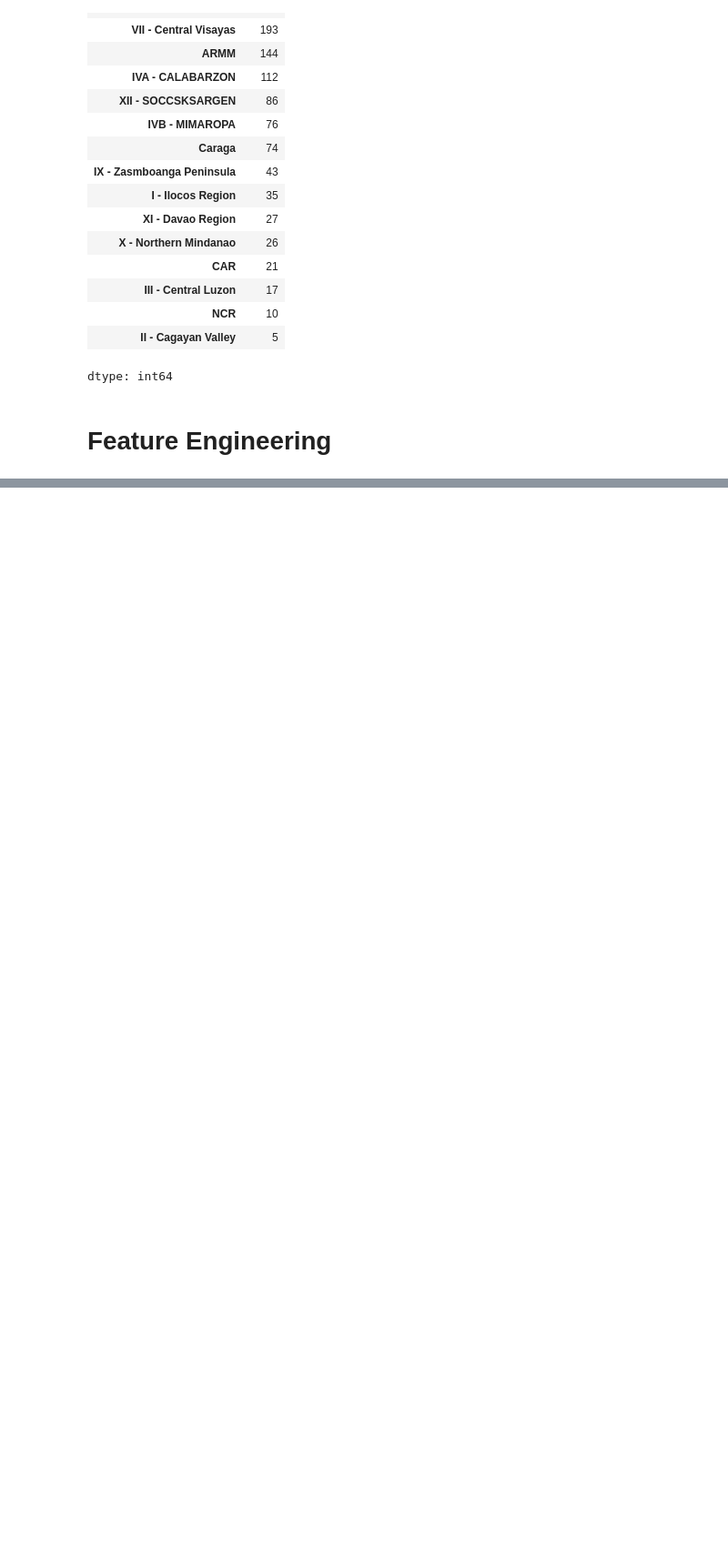
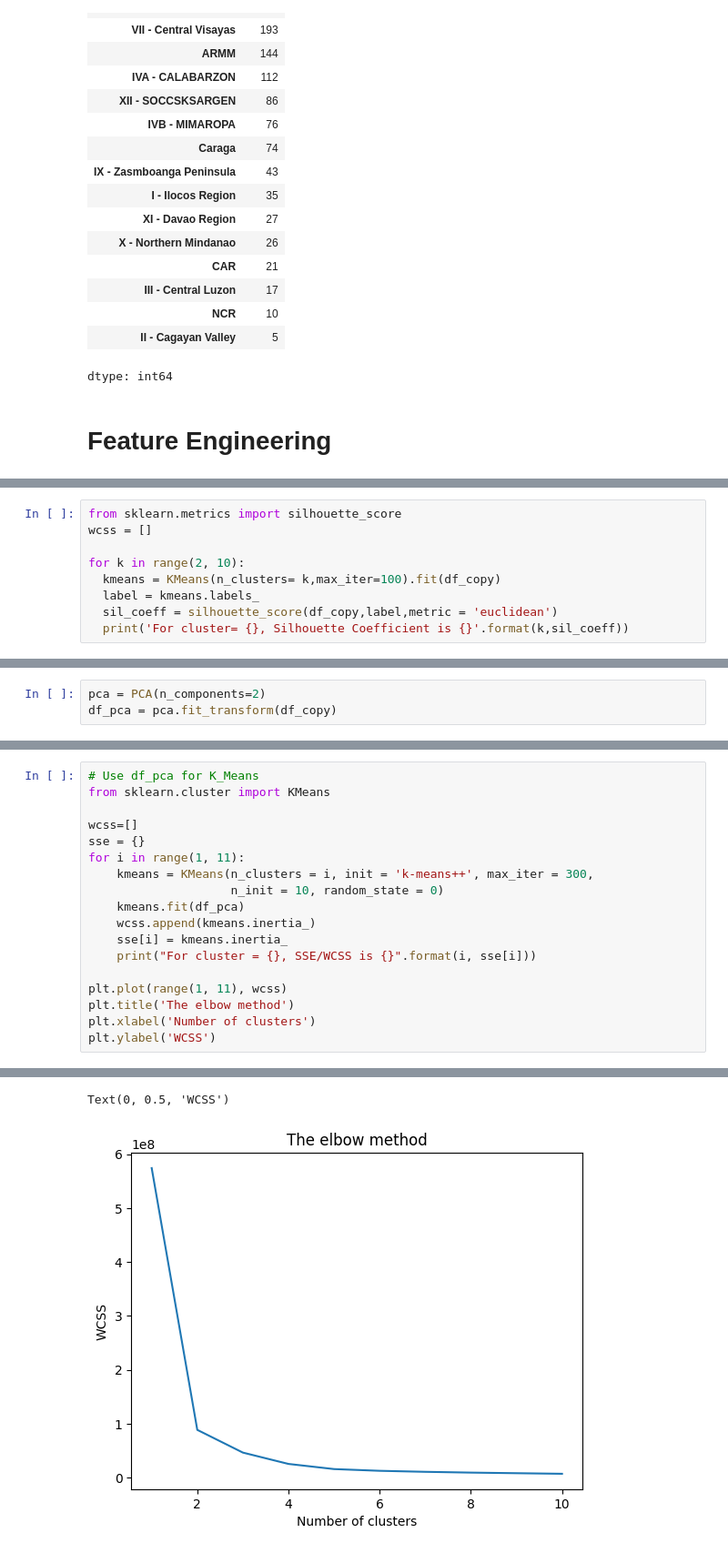
Before and after one commit to machiwao/CCADMACL_PROJECT_COM222, a Jupyter notebook: CCADMACL_Project_Implementation.ipynb, the cells around one changed output, grey strips where cells are left out. Shown at 91% size. Drawn from its saved outputs; the diff is of its cells as text; blank space fills up the shorter version.

```diff
--- a/CCADMACL_Project_Implementation.ipynb
+++ b/CCADMACL_Project_Implementation.ipynb
@@ -350,0 +434,9 @@ dtype: int64
+# %%
+from sklearn.metrics import silhouette_score
+wcss = []
+
+for k in range(2, 10):
+  kmeans = KMeans(n_clusters= k,max_iter=100).fit(df_copy)
+  label = kmeans.labels_
+  sil_coeff = silhouette_score(df_copy,label,metric = 'euclidean')
+  print('For cluster= {}, Silhouette Coefficient is {}'.format(k,sil_coeff))
@@ -350,0 +511,3 @@ dtype: int64
+# %%
+pca = PCA(n_components=2)
+df_pca = pca.fit_transform(df_copy)
@@ -350,0 +535,19 @@ dtype: int64
+# %%
+# Use df_pca for K_Means
+from sklearn.cluster import KMeans
+
+wcss=[]
+sse = {}
+for i in range(1, 11):
+    kmeans = KMeans(n_clusters = i, init = 'k-means++', max_iter = 300,
+                    n_init = 10, random_state = 0)
+    kmeans.fit(df_pca)
+    wcss.append(kmeans.inertia_)
+    sse[i] = kmeans.inertia_
+    print("For cluster = {}, SSE/WCSS is {}".format(i, sse[i]))
+
+plt.plot(range(1, 11), wcss)
+plt.title('The elbow method')
+plt.xlabel('Number of clusters')
+plt.ylabel('WCSS')
+# %% [output]
@@ -350,0 +564,2 @@ dtype: int64
+Text(0, 0.5, 'WCSS')
+[figure, added]
```
Also changed, not shown: parts of 20 cells of this notebook.
